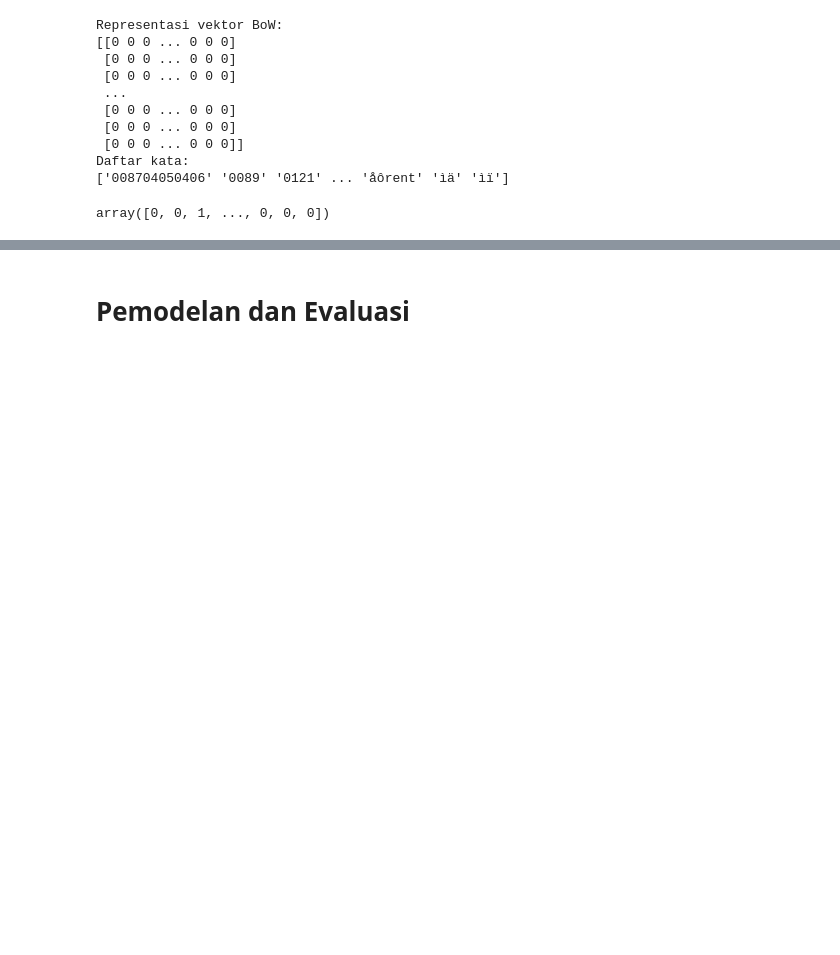
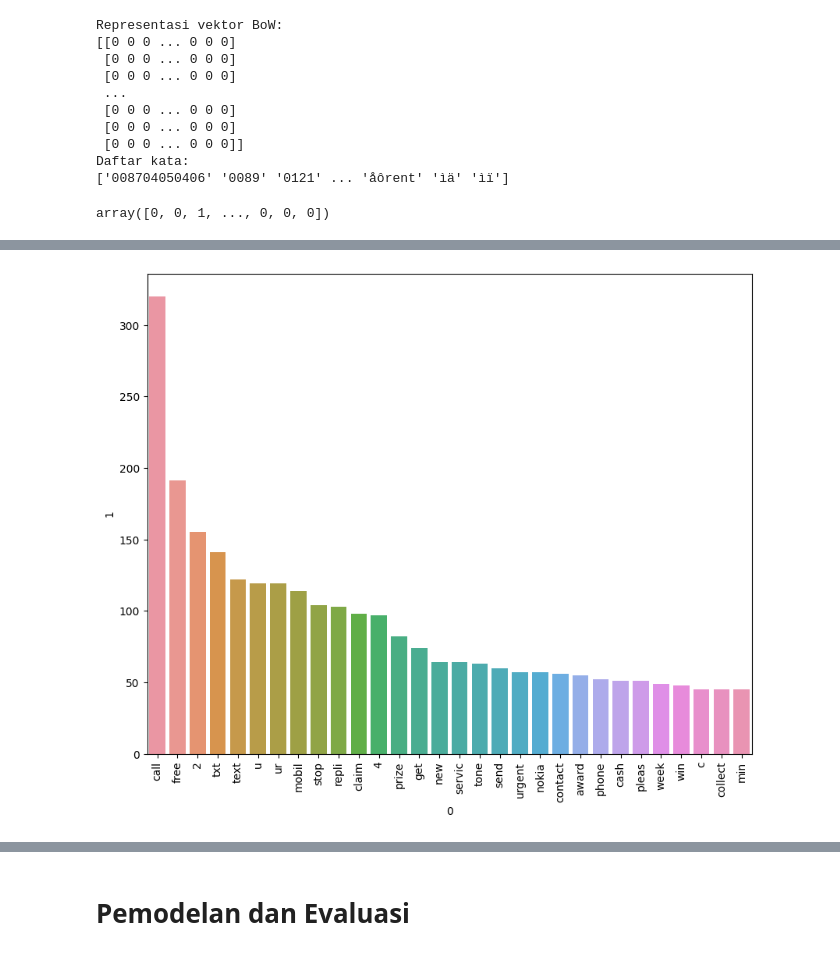
Before and after one commit to alfa000/kung-fu-pandas-fga, a Jupyter notebook: Lembar Kerja Kelompok 3 - Analisis Data.ipynb, the cells around one changed output, grey strips where cells are left out. Saved outputs shown, nothing was run; the diff lists cells and outputs as text; code cells hidden in the pictures; blank space fills up the shorter version.

Commit message:
add barplot and pie

```diff
--- a/Lembar Kerja Kelompok 3 - Analisis Data.ipynb
+++ b/Lembar Kerja Kelompok 3 - Analisis Data.ipynb
@@ -291,3 +291,22 @@ plt.legend()
 plt.show()
 # %% [output]
 [figure]
+# %%
+import matplotlib.pyplot as plt
+import seaborn as sns
+
+## Converting Spam Messages to List of Words
+x = df_new[df_new['Label'] == 1]['transformed_text'].str.cat(sep= " ")
+spam_msg_word_list = x.split()
+len(spam_msg_word_list)
+
+from collections import Counter
+spam_top_30words = pd.DataFrame(Counter(spam_msg_word_list).most_common(30))
+
+## Visualising it on the Bar Plot
+plt.figure(figsize=(10,8))
+sns.barplot(x=spam_top_30words[0],y=spam_top_30words[1], data=spam_top_30words)
+plt.xticks(rotation='vertical')
+plt.show()
+# %% [output]
+[figure, added]
```
Also changed, not shown: parts of 5 cells of this notebook.
